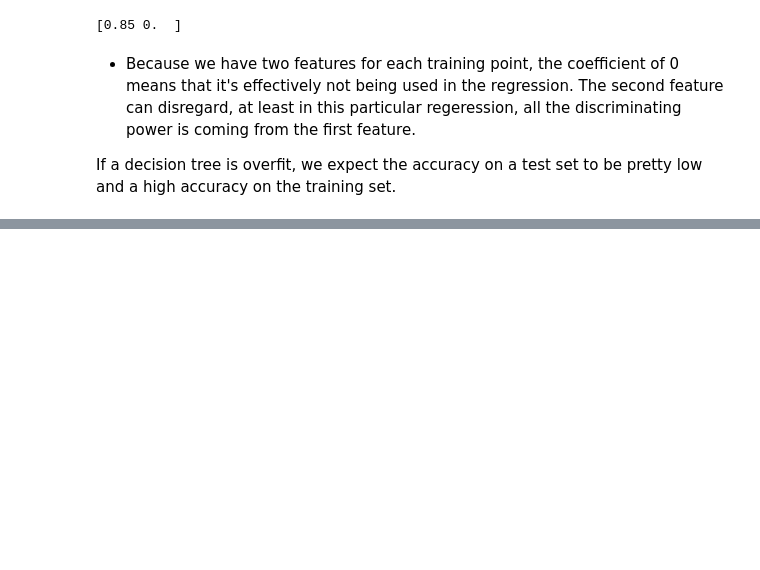
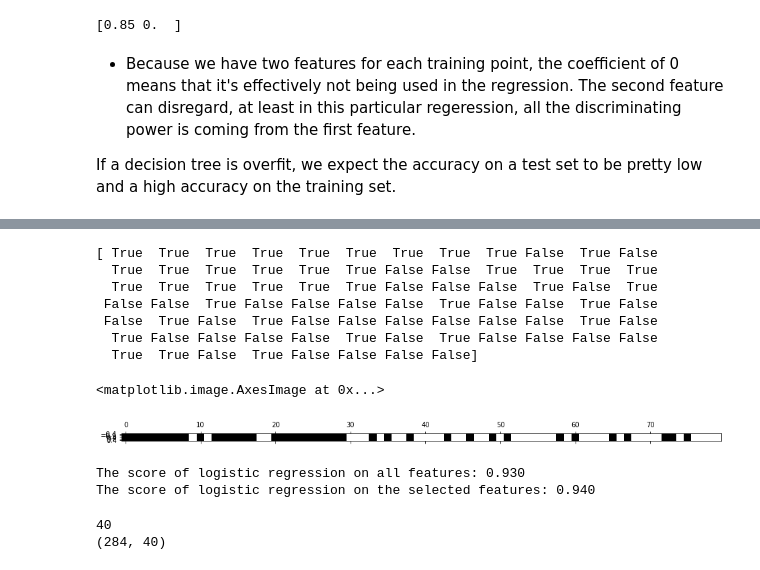
Before and after one commit to geocarvalho/python-ds, a Jupyter notebook: DS-fundations-2/machine-learning/12-features_selection.ipynb, the cells around one changed output, grey strips where cells are left out. Saved outputs shown, nothing was run; the diff lists cells and outputs as text; code cells hidden in the pictures; blank space fills up the shorter version.

```diff
--- a/DS-fundations-2/machine-learning/12-features_selection.ipynb
+++ b/DS-fundations-2/machine-learning/12-features_selection.ipynb
@@ -137,0 +142,42 @@ print('X_train_selected.shape is: ',
+# %%
+# Plot the selected features
+mask = select.get_support()
+print(mask)
+plt.matshow(mask.reshape(1, -1), cmap='gray_r')
+# %% [output]
+[ True  True  True  True  True  True  True  True  True False  True False
+  True  True  True  True  True  True False False  True  True  True  True
+  True  True  True  True  True  True False False False  True False  True
+ False False  True False False False False  True False False  True False
+ False  True False  True False False False False False False  True False
+  True False False False False  True False  True False False False False
+  True  True False  True False False False False]
+<matplotlib.image.AxesImage at 0x...>
+[figure, added]
+# %%
+X_test_selected = select.transform(X_test)
+logreg = LogisticRegression()
+
+# Calculate the score for all data
+logreg.fit(X_train, y_train)
+print('The score of logistic regression on all features: {:.3f}'.format(
+logreg.score(X_test, y_test)))
+
+# Calculate for the selected data
+logreg.fit(X_train_selected, y_train)
+print('The score of logistic regression on the selected features: {:.3f}'.format(
+logreg.score(X_test_selected, y_test)))
+# %% [output]
+The score of logistic regression on all features: 0.930
+The score of logistic regression on the selected features: 0.940
+# %%
+# Select new features columns
+cols = select.get_support(indices=1)
+new_features = X_train_selected[cols]
+print(len(new_features))
+# Create DF with than
+df = pd.DataFrame(X_train_selected, columns=new_features)
+print(df.shape)
+# %% [output]
+40
+(284, 40)
```
Also changed, not shown: parts of 9 cells of this notebook.
